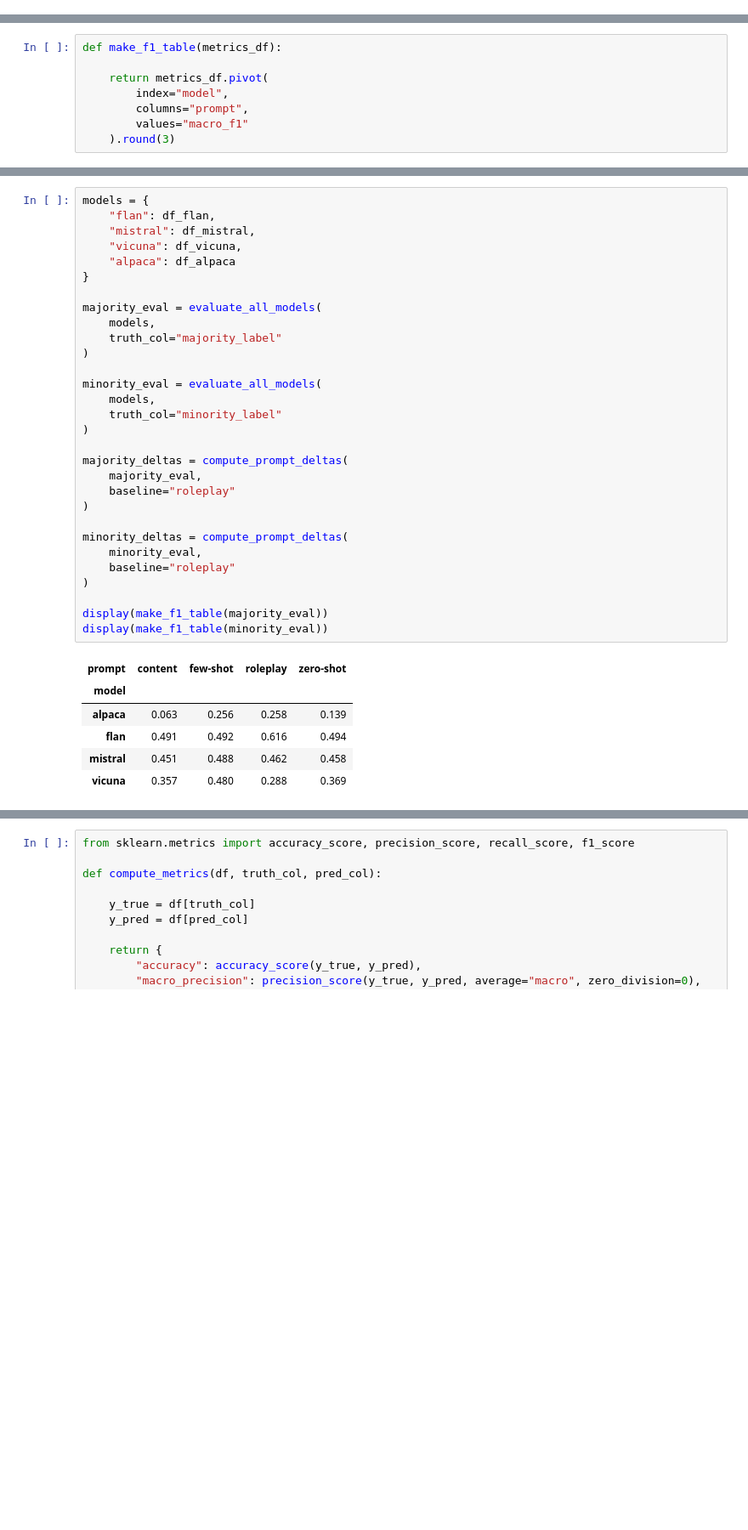
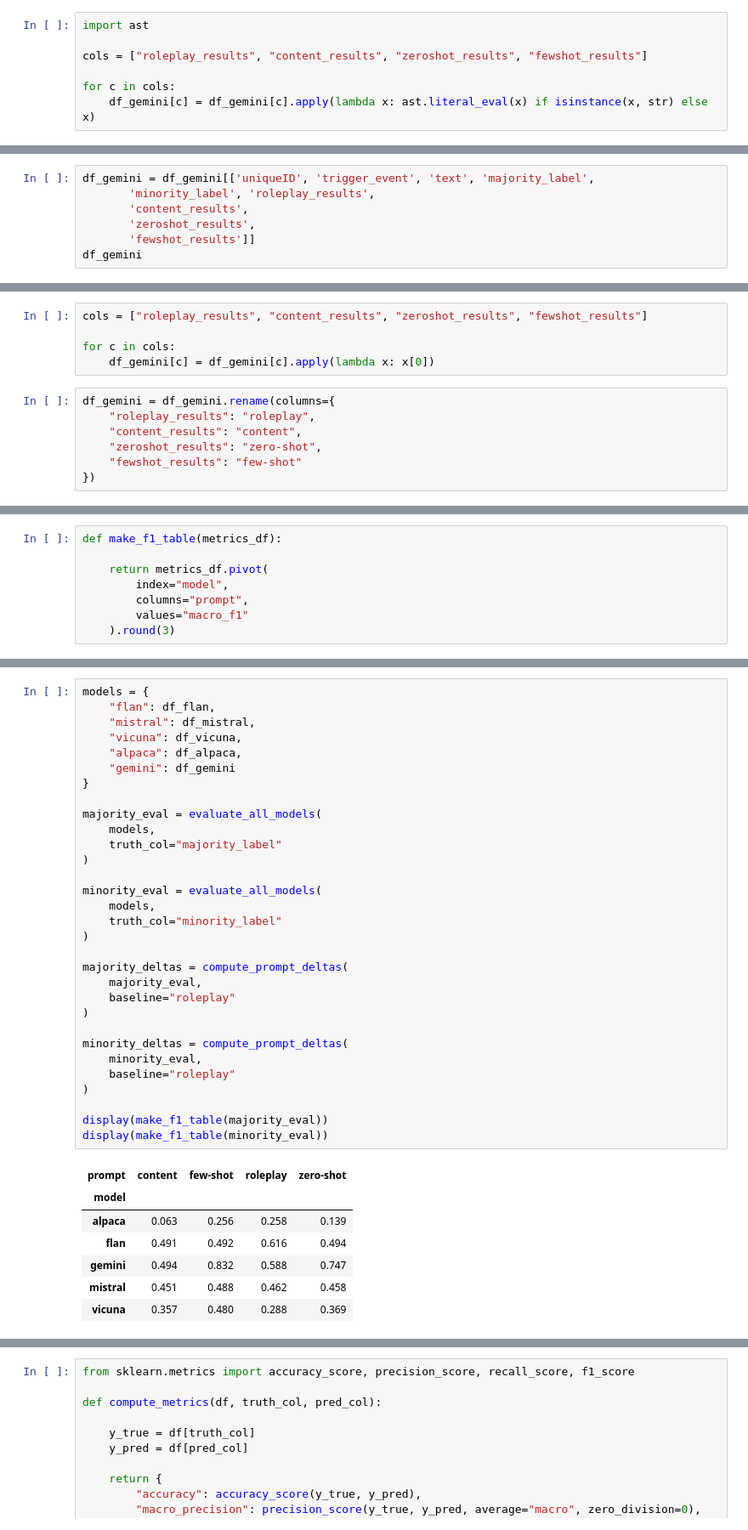
Before and after one commit to booktrackerGirl/LLMs-political, a Jupyter notebook: src/test.ipynb, the cells around one changed output, grey strips where cells are left out. Shown at 85% size. Saved outputs shown, nothing was run; the diff lists cells and outputs as text; blank space fills up the shorter version.

```diff
--- a/src/test.ipynb
+++ b/src/test.ipynb
@@ -249,0 +264,7 @@ df_vicuna = pd.read_csv('../data/llm_data_maj/vicuna.csv')
+# %%
+import ast
+
+cols = ["roleplay_results", "content_results", "zeroshot_results", "fewshot_results"]
+
+for c in cols:
+    df_gemini[c] = df_gemini[c].apply(lambda x: ast.literal_eval(x) if isinstance(x, str) else x)
@@ -249,0 +295,7 @@ df_vicuna = pd.read_csv('../data/llm_data_maj/vicuna.csv')
+# %%
+df_gemini = df_gemini[['uniqueID', 'trigger_event', 'text', 'majority_label',
+       'minority_label', 'roleplay_results',
+       'content_results',
+       'zeroshot_results',
+       'fewshot_results']]
+df_gemini
@@ -249,0 +316,12 @@ df_vicuna = pd.read_csv('../data/llm_data_maj/vicuna.csv')
+# %%
+cols = ["roleplay_results", "content_results", "zeroshot_results", "fewshot_results"]
+
+for c in cols:
+    df_gemini[c] = df_gemini[c].apply(lambda x: x[0])
+# %%
+df_gemini = df_gemini.rename(columns={
+    "roleplay_results": "roleplay",
+    "content_results": "content",
+    "zeroshot_results": "zero-shot",
+    "fewshot_results": "few-shot"
+})
@@ -507,36 +596,38 @@ models = {
     "flan": df_flan,
     "mistral": df_mistral,
     "vicuna": df_vicuna,
-    "alpaca": df_alpaca
+    "alpaca": df_alpaca,
+    "gemini": df_gemini
 }
 
 majority_eval = evaluate_all_models(
     models,
     truth_col="majority_label"
 )
 
 minority_eval = evaluate_all_models(
     models,
     truth_col="minority_label"
 )
 
 majority_deltas = compute_prompt_deltas(
     majority_eval,
     baseline="roleplay"
 )
 
 minority_deltas = compute_prompt_deltas(
     minority_eval,
     baseline="roleplay"
 )
 
 display(make_f1_table(majority_eval))
 display(make_f1_table(minority_eval))
 # %% [output]
 | prompt | content | few-shot | roleplay | zero-shot |
 | model |  |  |  |  |
 | alpaca | 0.063 | 0.256 | 0.258 | 0.139 |
 | flan | 0.491 | 0.492 | 0.616 | 0.494 |
+| gemini | 0.494 | 0.832 | 0.588 | 0.747 |
 | mistral | 0.451 | 0.488 | 0.462 | 0.458 |
 | vicuna | 0.357 | 0.480 | 0.288 | 0.369 |
 | prompt | content | few-shot | roleplay | zero-shot |
```
Also changed, not shown: parts of 30 cells of this notebook.
